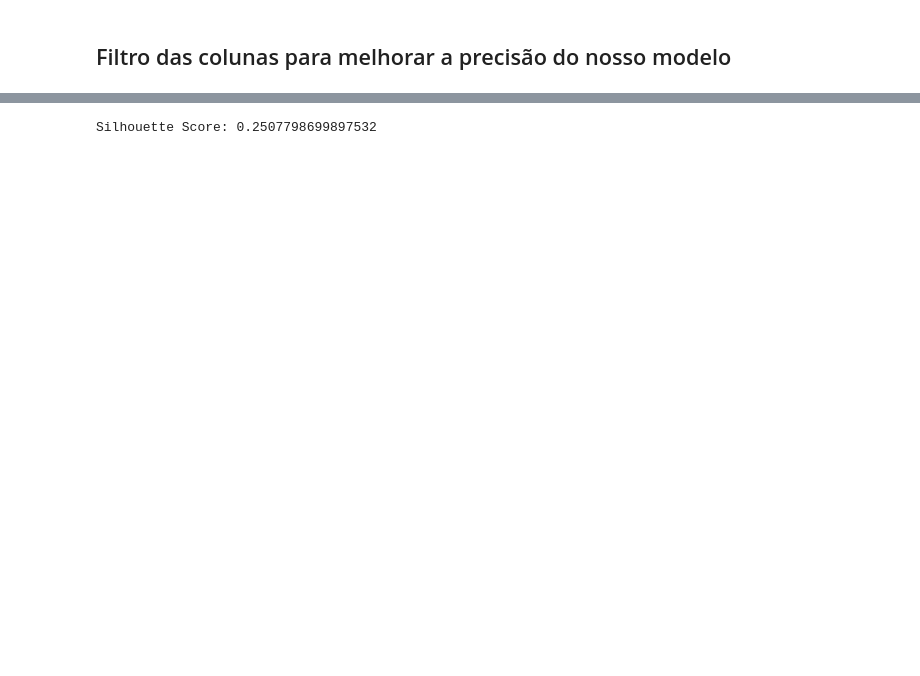
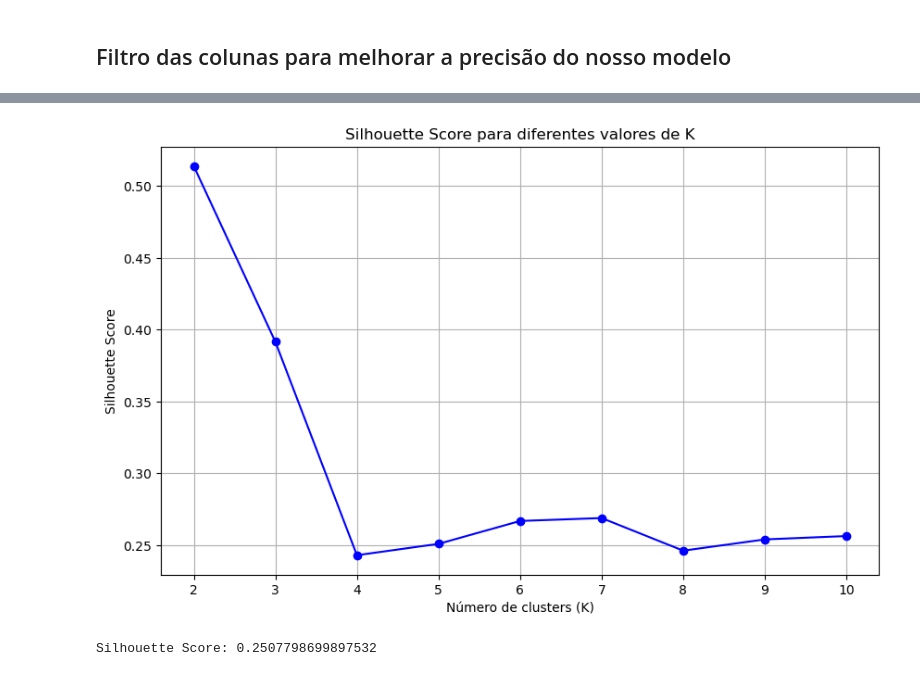
Before and after one commit to mtshto/AI-Check04, a Jupyter notebook: Check 04 AI.ipynb, the cells around one changed output, grey strips where cells are left out. Saved outputs shown, nothing was run; the diff lists cells and outputs as text; code cells hidden in the pictures; blank space fills up the shorter version.

```diff
--- a/Check 04 AI.ipynb
+++ b/Check 04 AI.ipynb
@@ -62,3 +54,18 @@ df_filtrado['definicaoRisco'] = le_definicaoRisco.fit_transform(df_filtrado['def
 # evitando que variáveis com maiores magnitudes dominem o modelo
 scaler = StandardScaler()
 X_scaled = scaler.fit_transform(df_filtrado.dropna())
+# %%
+# Definição da faixa de valores de K (número de clusters) para análise
+range_n_clusters = range(2, 11)  # Vamos testar K de 2 até 10
+# %%
+# Lista para armazenar os scores de silhueta para diferentes valores de K
+silhouette_scores = []
+# %%
+# Loop para aplicar K-Means e calcular o Silhouette Score para cada valor de K
+for n_clusters in range_n_clusters:
+    kmeans = KMeans(n_clusters=n_clusters, random_state=42)
+    cluster_labels = kmeans.fit_predict(X_scaled)
+
+    silhouette_avg = silhouette_score(X_scaled, cluster_labels)
+    silhouette_scores.append(silhouette_avg)
+    print(f"Para n_clusters = {n_clusters}, o Silhouette Score é {silhouette_avg}")
@@ -65,3 +82,14 @@ X_scaled = scaler.fit_transform(df_filtrado.dropna())
+# %%
+# Gráfico para mostrar o Silhouette Score em função de K
+plt.figure(figsize=(10, 6))
+plt.plot(range_n_clusters, silhouette_scores, marker='o', linestyle='-', color='b')
+plt.title('Silhouette Score para diferentes valores de K')
+plt.xlabel('Número de clusters (K)')
+plt.ylabel('Silhouette Score')
+plt.grid(True)
+plt.show()
+# %% [output]
+[figure, added]
 # %%
 # Clusterização com K-Means
 # Aplicação do algoritmo de K-Means para clusterização
```
Also changed, not shown: parts of 5 cells of this notebook.
